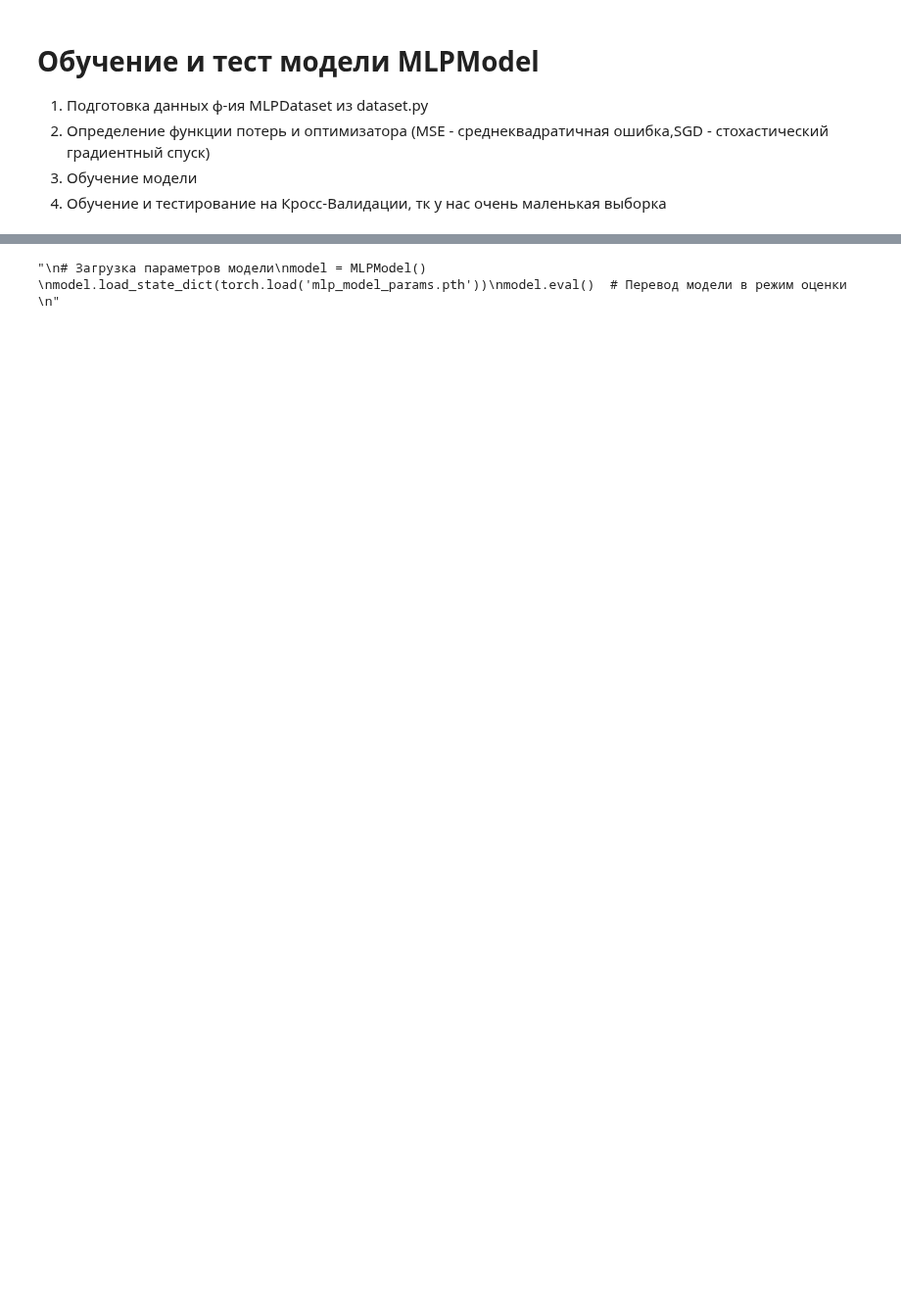
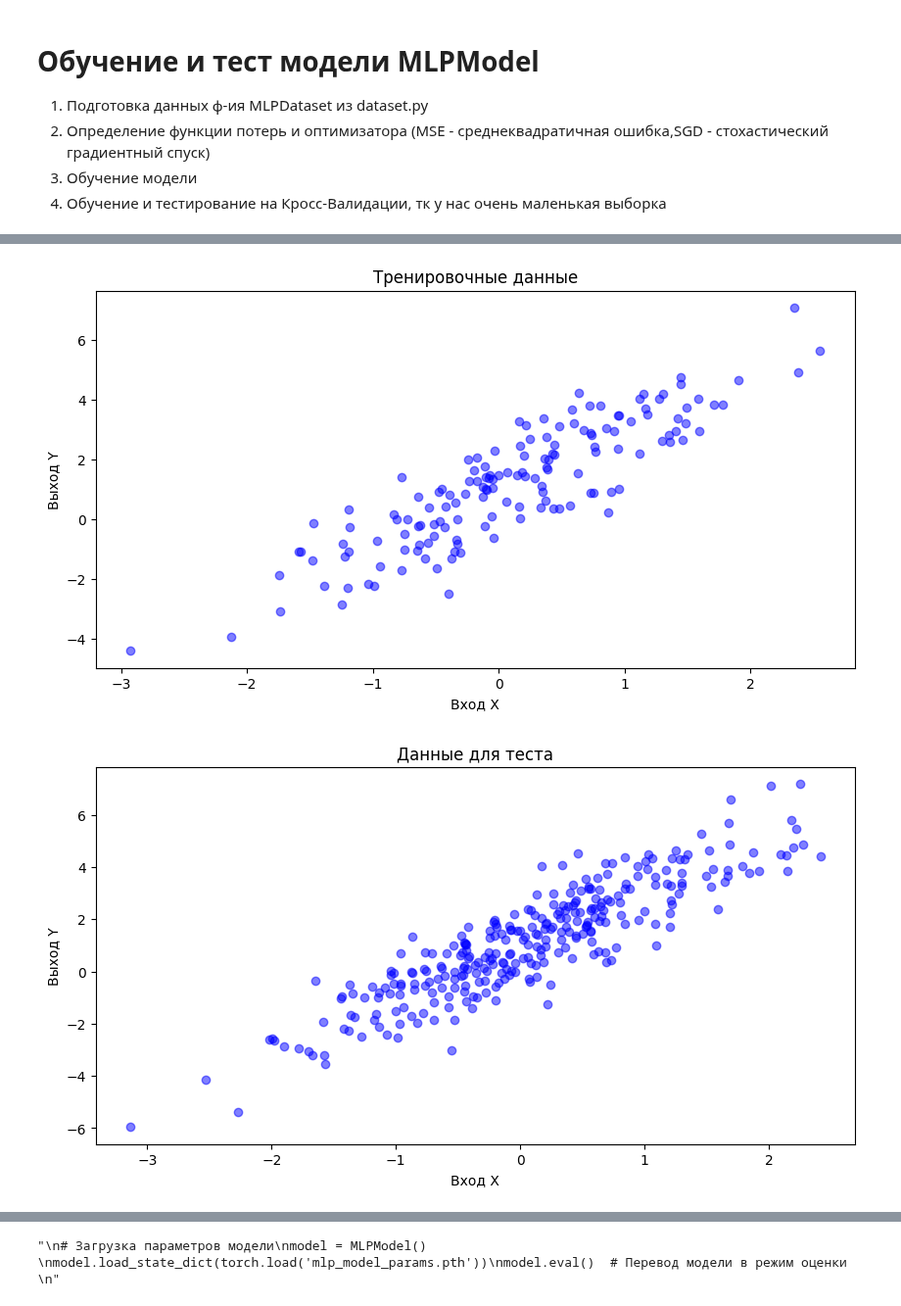
Before and after one commit to Gerc0g/ML-01, a Jupyter notebook: PyTorch convert to IOS and Android/modelTest.ipynb, the cells around one changed output, grey strips where cells are left out. Shown at 98% size. Saved outputs shown, nothing was run; the diff lists cells and outputs as text; code cells hidden in the pictures; blank space fills up the shorter version.

Commit message:
Написал класс выбора формирования разнообразных датасетов
написание новой модельки, однослойной, чисто линейная зависимость без релюхи

оптимизация пайплайна тестирования в ноутбуке

```diff
--- a/PyTorch convert to IOS and Android/modelTest.ipynb
+++ b/PyTorch convert to IOS and Android/modelTest.ipynb
@@ -23 +195,59 @@ from dataset import MLPDataset,MLPTesDataset
+# %%
+#Импорт Датасетов
+
+#Линейное распределение
+linnearEqualDataset = DatasetGenerator(num_samples= 100, num_outliers=0, outlier_mag=0, distribution= 'uniform', start = 0, end = 2)
+#Нормальное распределение
+normalEqualDataset = DatasetGenerator(num_samples= 150, num_outliers=0, outlier_mag=2, distribution= 'normal', mean = 0, std = 1)
+#Лог-нормальное распределение
+logNormalEqualDataset = DatasetGenerator(num_samples= 250, num_outliers=5, outlier_mag=2, distribution= 'log_normal', mean = 0, std = 1)
+#Экспоненциальное распределение
+expEqualDataset = DatasetGenerator(num_samples= 250, num_outliers=5, outlier_mag=2, distribution= 'exponential', rate = 1)
+#Гамма-распределение
+gammaEqualDataset = DatasetGenerator(num_samples= 250, num_outliers=5, outlier_mag=2, distribution= 'gamma', shape = 2, scale = 1)
+
+
+
+'''
+Задается X
+'''
+#Генерация Y под выбранный X(задается переменная XdistributionExample шаблоном одного из класса выше)
+XdistributionExample = normalEqualDataset
+
+
+#Линейная регрессия
+linnearRegressionData = XdistributionExample.linear_regression(a=2.0, b=1.0, noise_variance=1)
+#Полиномиальная регрессия
+polinomRegressionData = XdistributionExample.polynomial_regression(coefficients=[1, 0, 2], noise_variance=1.0)
+#Логистическая регрессия
+logisticRegressionData = XdistributionExample.logistic_regression(w=1.0, b=1.0, noise_variance=0.5)
+
+
+
+'''
+Задается X_Y
+'''
+#Выгрузка пары X_Y отностиельно модели формирования Y(задается переменная datasetExample шаблоном одной из функций выше)
+datasetExample = linnearRegressionData
+
+#Финальнео формирование PyTorch.TensorDataset и PyTorch.DataLoader
+dataset = TensorDataset(datasetExample[0], datasetExample[1])  # Создание датасета
+train_loader = DataLoader(dataset=dataset, batch_size=5, shuffle=True)  # Создание DataLoader'а
+plot_data(train_loader, label = 'Тренировочные данные')
+
+
+
+
+
+'''
+Задается X_Y для теста после обучения
+'''
+XdistributionExample_test = DatasetGenerator(num_samples= 300, num_outliers=0, outlier_mag=2, distribution= 'normal', mean = 0, std = 1)
+datasetExample_test = XdistributionExample_test.linear_regression(a=2.0, b=1.0, noise_variance=1)
+dataset_test = TensorDataset(datasetExample_test[0], datasetExample_test[1])  # Создание датасета
+test_loader = DataLoader(dataset=dataset_test, batch_size=5, shuffle=True)  # Создание DataLoader'а
+plot_data(test_loader, label = 'Данные для теста')
+# %% [output]
+[figure, added]
+[figure, added]
 # %%
```
Also changed, not shown: parts of 10 cells of this notebook, 4 other files.
